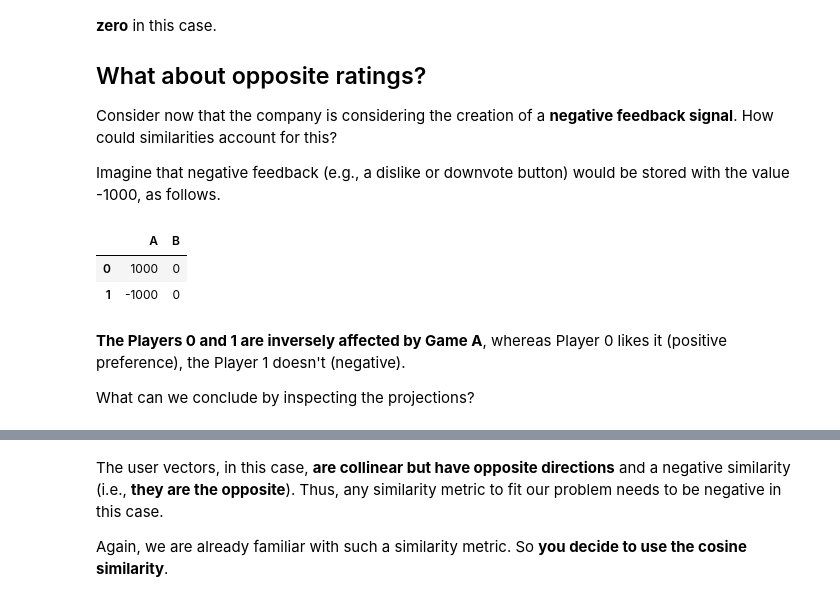
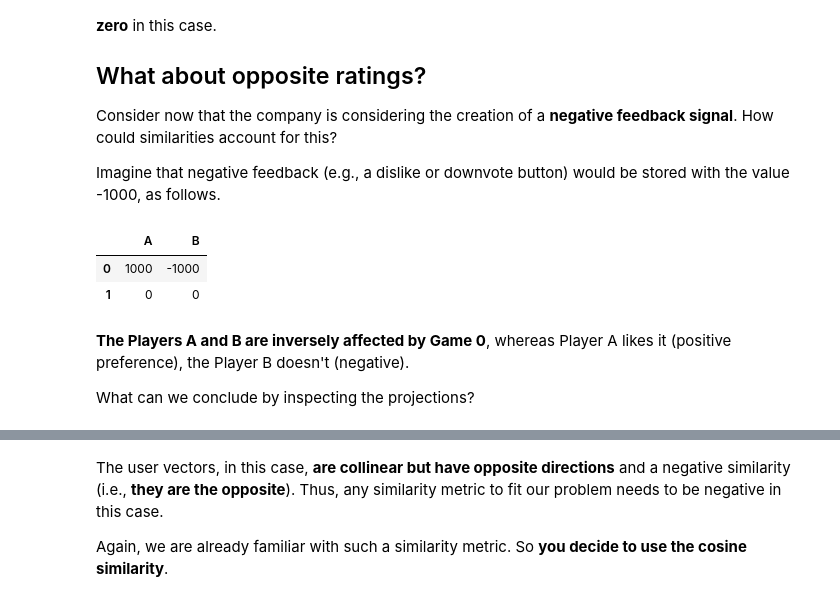
Before and after one commit to LDSSA/batch3-students, a Jupyter notebook: S05 - Recommender Systems/BLU11 - Personalized Recommenders/BLU11 - Learning Notebook - Part 1 of 2 - Collaborative Filtering.ipynb, the cells around one changed output, grey strips where cells are left out. Cells and saved outputs as stored; diff of their text form; code cells hidden in the pictures.

```diff
--- a/S05 - Recommender Systems/BLU11 - Personalized Recommenders/BLU11 - Learning Notebook - Part 1 of 2 - Collaborative Filtering.ipynb
+++ b/S05 - Recommender Systems/BLU11 - Personalized Recommenders/BLU11 - Learning Notebook - Part 1 of 2 - Collaborative Filtering.ipynb
@@ -306,14 +308,14 @@ Consider now that the company is considering the creation of a **negative feedba
 
 Imagine that negative feedback (e.g., a dislike or downvote button) would be stored with the value -1000, as follows.
 # %%
-example_4 = pd.DataFrame.from_dict({'A': [1000, -1000], 'B': [0, 0]})
+example_4 = pd.DataFrame.from_dict({'A': [1000, 0], 'B': [-1000, 0]})
 example_4
 # %% [output]
 |  | A | B |
-| 0 | 1000 | 0 |
-| 1 | -1000 | 0 |
+| 0 | 1000 | -1000 |
+| 1 | 0 | 0 |
 # %% [markdown]
-**The Players 0 and 1 are inversely affected by Game A**, whereas Player 0 likes it (positive preference), the Player 1 doesn't (negative).
+**The Players A and B are inversely affected by Game 0**, whereas Player A likes it (positive preference), the Player B doesn't (negative).
 
 What can we conclude by inspecting the projections?
 # %%
```
Also changed, not shown: parts of 11 cells of this notebook.
